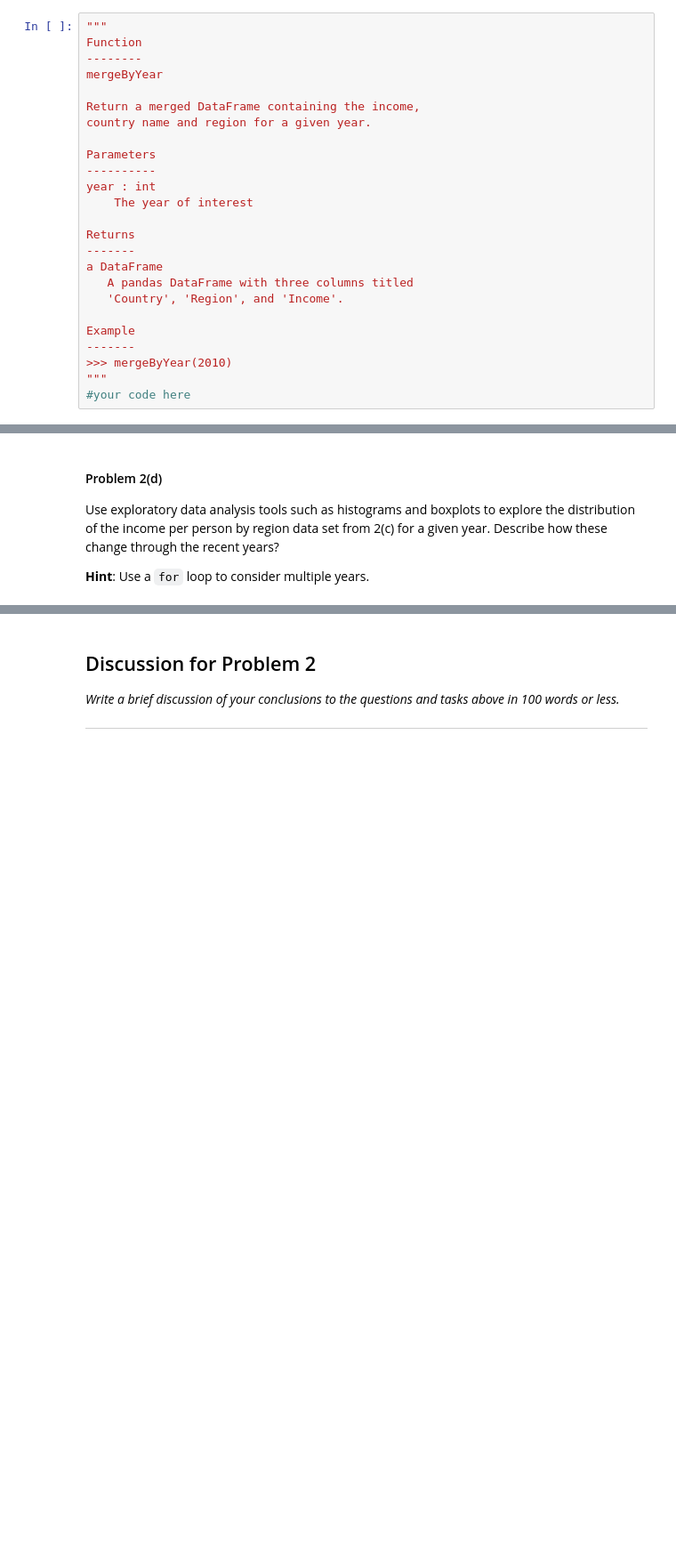
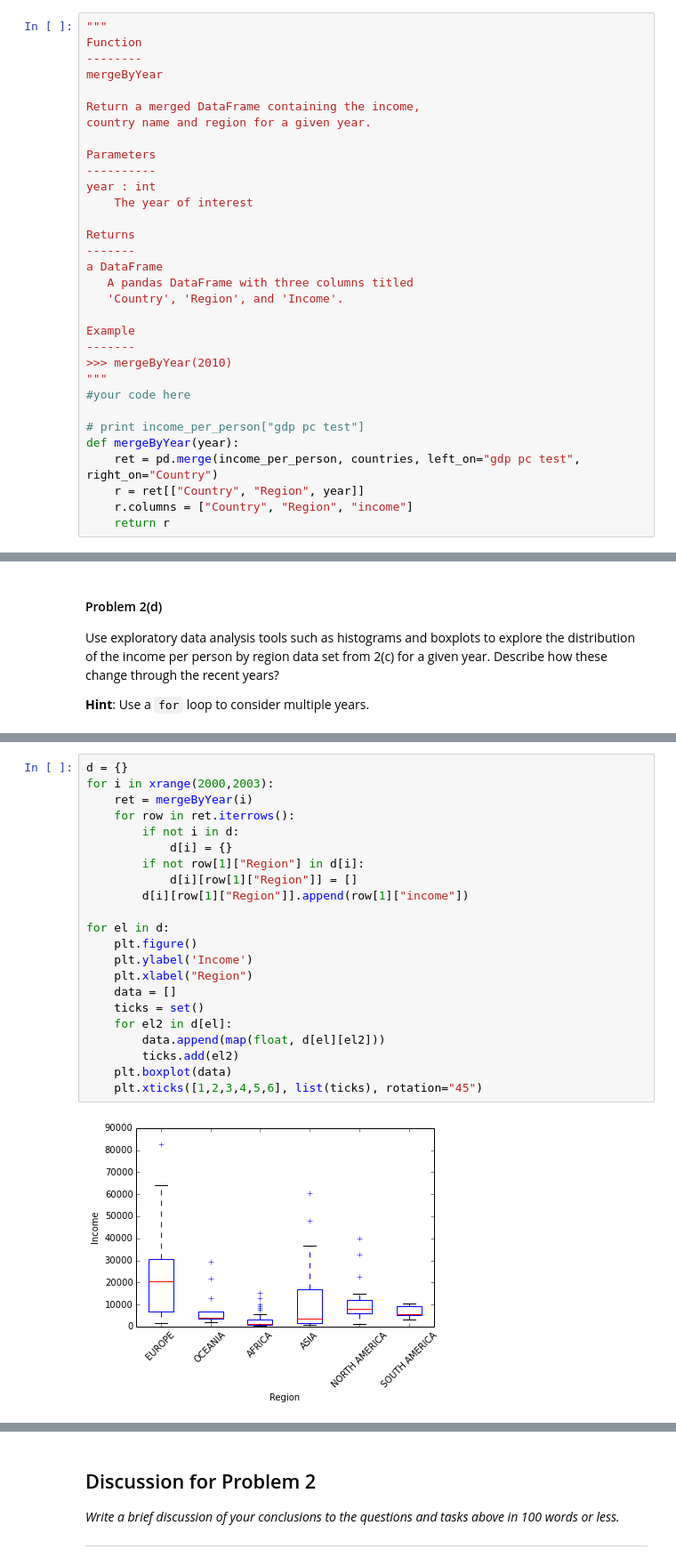
Before and after one commit to userfog/cs109, a Jupyter notebook: HW1.ipynb, the cells around one changed output, grey strips where cells are left out. Shown at 89% size. Saved outputs shown, nothing was run; the diff lists cells and outputs as text; blank space fills up the shorter version.

```diff
--- a/HW1.ipynb
+++ b/HW1.ipynb
@@ -262,4 +262,11 @@ Example
 >>> mergeByYear(2010)
 """
 #your code here
+
+# print income_per_person["gdp pc test"]
+def mergeByYear(year):
+    ret = pd.merge(income_per_person, countries, left_on="gdp pc test", right_on="Country")
+    r = ret[["Country", "Region", year]]
+    r.columns = ["Country", "Region", "income"]
+    return r
 # %% [output]
@@ -274,0 +285,24 @@ Use exploratory data analysis tools such as histograms and boxplots to explore t
+# %%
+d = {}
+for i in xrange(2000,2003):
+    ret = mergeByYear(i)
+    for row in ret.iterrows():
+        if not i in d:
+            d[i] = {}
+        if not row[1]["Region"] in d[i]:
+            d[i][row[1]["Region"]] = []
+        d[i][row[1]["Region"]].append(row[1]["income"])
+
+for el in d:
+    plt.figure()
+    plt.ylabel('Income')
+    plt.xlabel("Region")
+    data = []
+    ticks = set()
+    for el2 in d[el]:
+        data.append(map(float, d[el][el2]))
+        ticks.add(el2)
+    plt.boxplot(data)
+    plt.xticks([1,2,3,4,5,6], list(ticks), rotation="45")
+# %% [output]
+[figure, added]
```
Also changed, not shown: parts of 3 cells of this notebook.
